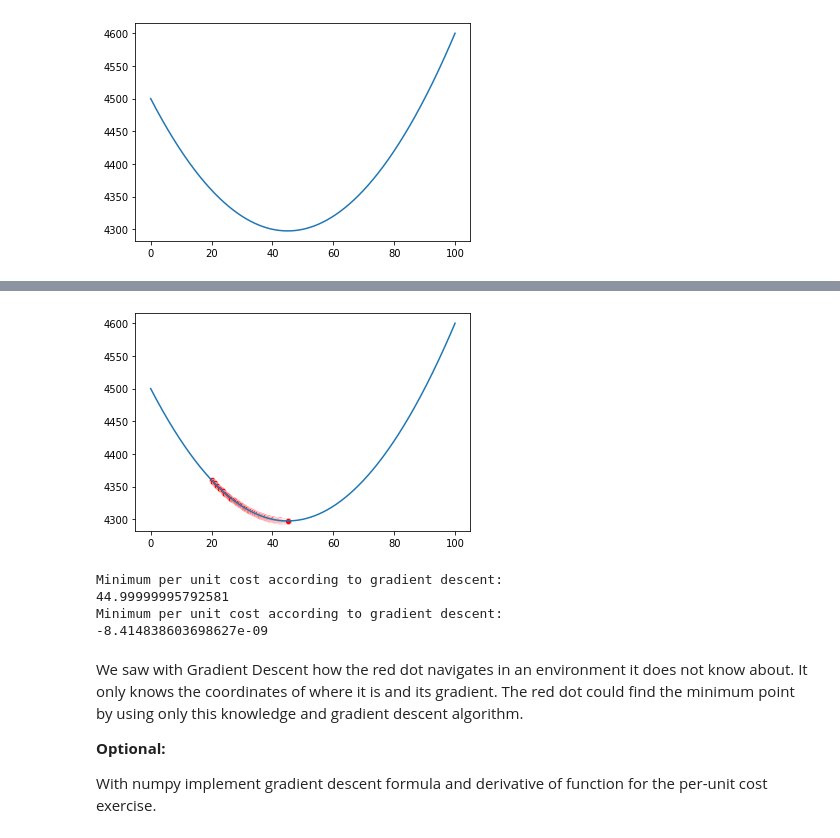
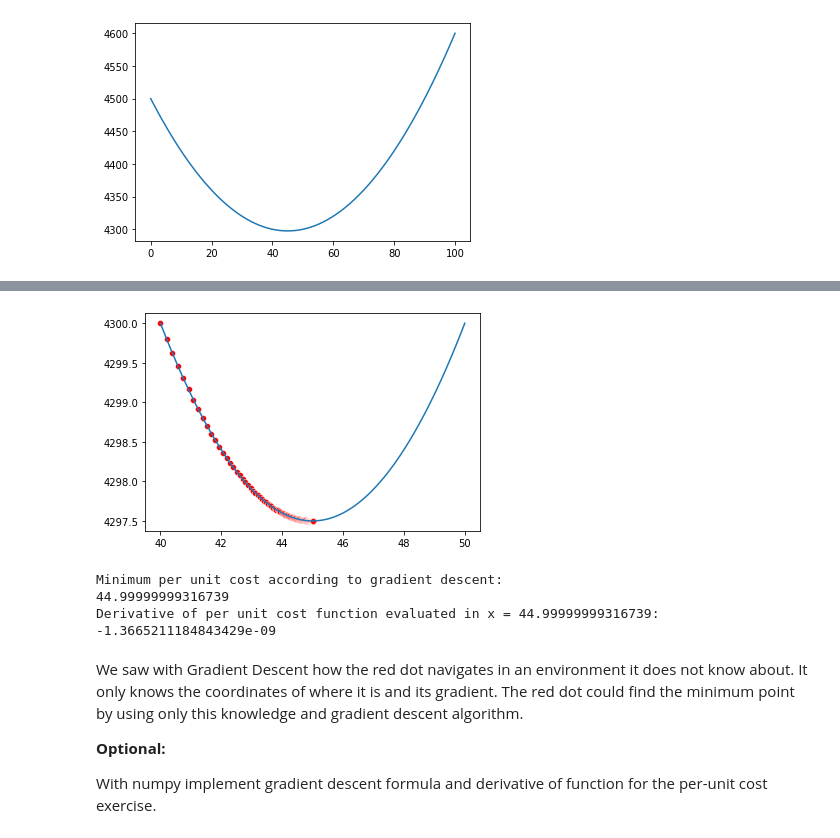
Before and after one commit to nitotosi/calculus-and-algebra-problems-with-python, a Jupyter notebook: problems.ipynb, the cells around one changed output, grey strips where cells are left out. Drawn from its saved outputs; the diff is of its cells as text; code cells hidden in the pictures.

```diff
--- a/problems.ipynb
+++ b/problems.ipynb
@@ -277,14 +277,14 @@ def df_perUnitCost(x): return 0.2*x - 9
 
 def gradient_descent_perUnitCost(x, nsteps=1):
     collectXs = [x]
-    learning_rate = 1e-01
+    learning_rate = 2e-01
     for _ in range(nsteps):
         x -= df_perUnitCost(x) * learning_rate
         collectXs.append(x)
     return x, collectXs
 
 def visualize_perUnitCost(f, x=None):
-    xArray = np.linspace(0,100,1000)
+    xArray = np.linspace(40,50,1000)
     yArray = f(xArray)
     sns.lineplot(x=xArray, y=yArray)
 
@@ -297,8 +297,8 @@ def visualize_perUnitCost(f, x=None):
         y = f(x)
         sns.scatterplot(x=x, y=y, color='red')
 
-x = 20
-x, collectedXs = gradient_descent_perUnitCost(x, nsteps=1000)
+x = 40
+x, collectedXs = gradient_descent_perUnitCost(x, nsteps=500)
 
 print(x)
 visualize_perUnitCost(perUnitCost, x=collectedXs)
@@ -307,15 +307,15 @@ visualize_perUnitCost(perUnitCost, x=collectedXs)
-[figure, old version]
+[figure, new version]
 # %%
 print("Minimum per unit cost according to gradient descent:")
 print(x)
 
-print("Minimum per unit cost according to gradient descent:")
+print("Derivative of per unit cost function evaluated in x = " + str(x) + ":" )
 print(df_perUnitCost(x))
 # %% [output]
 Minimum per unit cost according to gradient descent:
-44.99999995792581
-Minimum per unit cost according to gradient descent:
--8.414838603698627e-09
+44.99999999316739
+Derivative of per unit cost function evaluated in x = 44.99999999316739:
+-1.3665211184843429e-09
 # %% [markdown]
 We saw with Gradient Descent how the red dot navigates in an environment it does not know about. It only knows the coordinates of where it is and its gradient. The red dot could find the minimum point by using only this knowledge and gradient descent algorithm.
 
```
Also changed, not shown: parts of 1 cell of this notebook.
